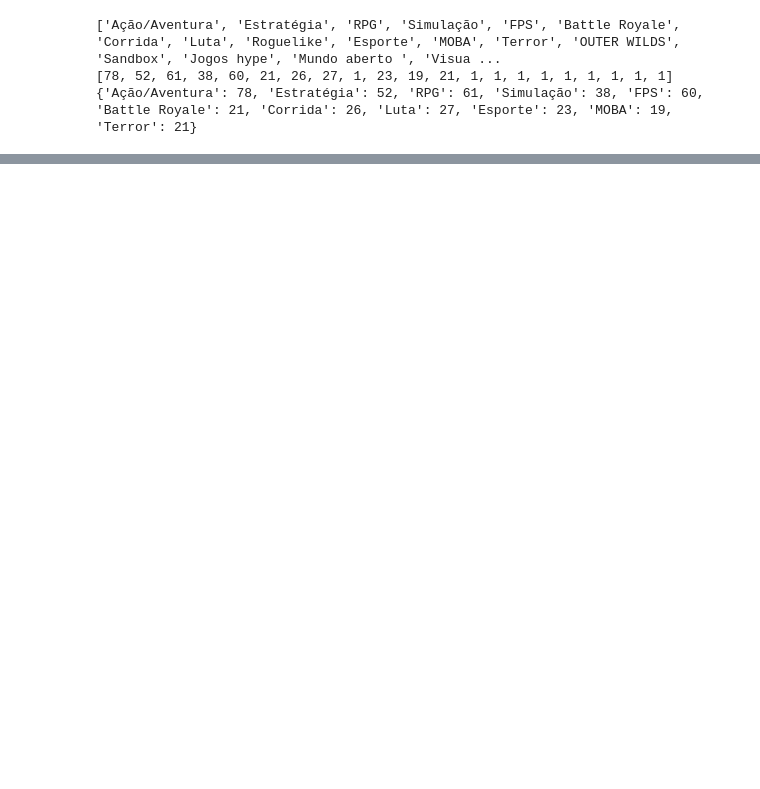
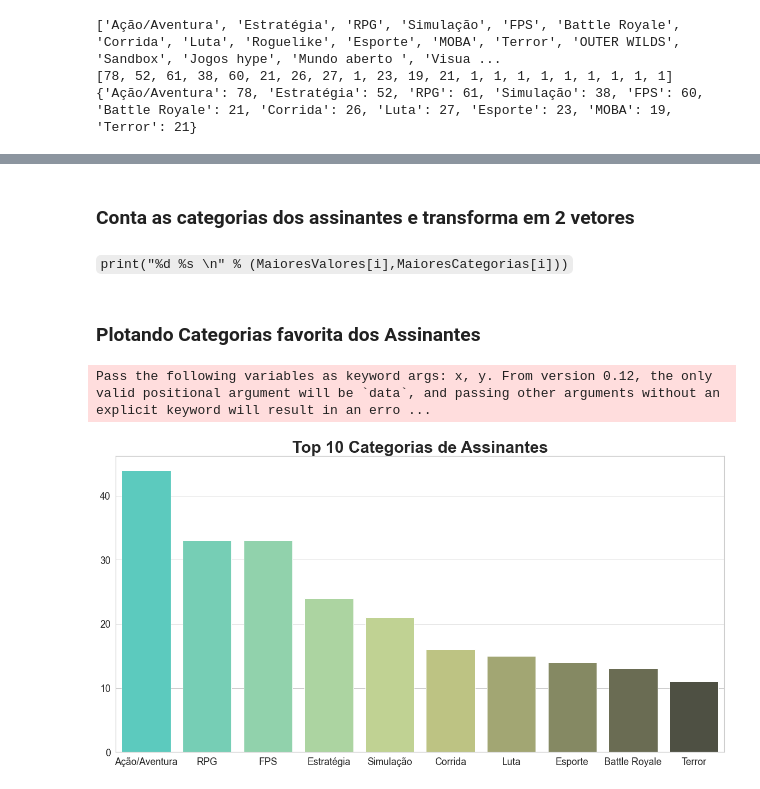
Before and after one commit to EnricoGia/ProjetosEmGrupo, a Jupyter notebook: Estatistica/ProjSemestral/ESTATISTICA_PESQUISA/Estatistica.ipynb, the cells around one changed output, grey strips where cells are left out. Saved outputs shown, nothing was run; the diff lists cells and outputs as text; code cells hidden in the pictures; blank space fills up the shorter version.

````diff
--- a/Estatistica/ProjSemestral/ESTATISTICA_PESQUISA/Estatistica.ipynb
+++ b/Estatistica/ProjSemestral/ESTATISTICA_PESQUISA/Estatistica.ipynb
@@ -498,0 +550,45 @@ sns.countplot(x='quant_jogos', data=Emprego, hue='ocupacao').set(title='Quant_as
+# %%
+dataAssinantes = data
+dataAssinantes = dataAssinantes.drop(dataAssinantes[dataAssinantes.assina == 0].index)
+dataAssinantes = dataAssinantes.drop(dataAssinantes[dataAssinantes.quais == -1].index)
+dataAssinantes.dropna(subset = ["assina"], inplace=True)
+
+DataAssinamCategoria = dataAssinantes['fav_jogos']
+tempdf = DataAssinamCategoria
+# %% [markdown]
+### Conta as categorias dos assinantes e transforma em 2 vetores
+# %%
+CategoriaJogos=[]
+CategoriaJogosValor = []
+
+for x in tempdf.index:
+  strCategoria = str(tempdf[x]).split(";")
+  for c in strCategoria:
+      if(not(c in CategoriaJogos)):
+          CategoriaJogos.append(c)
+          CategoriaJogosValor.append(1)
+      else:
+        CategoriaJogosValor[CategoriaJogos.index(c)] += 1
+
+MaioresValores = []
+MaioresCategorias = []
+
+for i in range(10):
+
+  IndiceMaiorValor = CategoriaJogosValor.index(max(CategoriaJogosValor))
+  MaioresValores.append(int(CategoriaJogosValor.pop(IndiceMaiorValor)))
+  MaioresCategorias.append(CategoriaJogos.pop(IndiceMaiorValor))
+# %% [markdown]
+  ```print("%d %s \n" % (MaioresValores[i],MaioresCategorias[i]))```
+# %% [markdown]
+### Plotando Categorias favorita dos Assinantes
+# %%
+
+sns.set(rc = {'figure.figsize':(20,10)},font_scale=1.6,style="whitegrid")
+plt.title("Top 10 Categorias de Assinantes",weight="bold").set_fontsize('30')
+sns.barplot(MaioresCategorias, MaioresValores, palette="rainbow_d")
+
+plt.show()
+# %% [output]
+Pass the following variables as keyword args: x, y. From version 0.12, the only valid positional argument will be `data`, and passing other arguments without an explicit keyword will result in an erro ...
+[figure, added]
````
Also changed, not shown: parts of 46 cells of this notebook, 1 other file.
